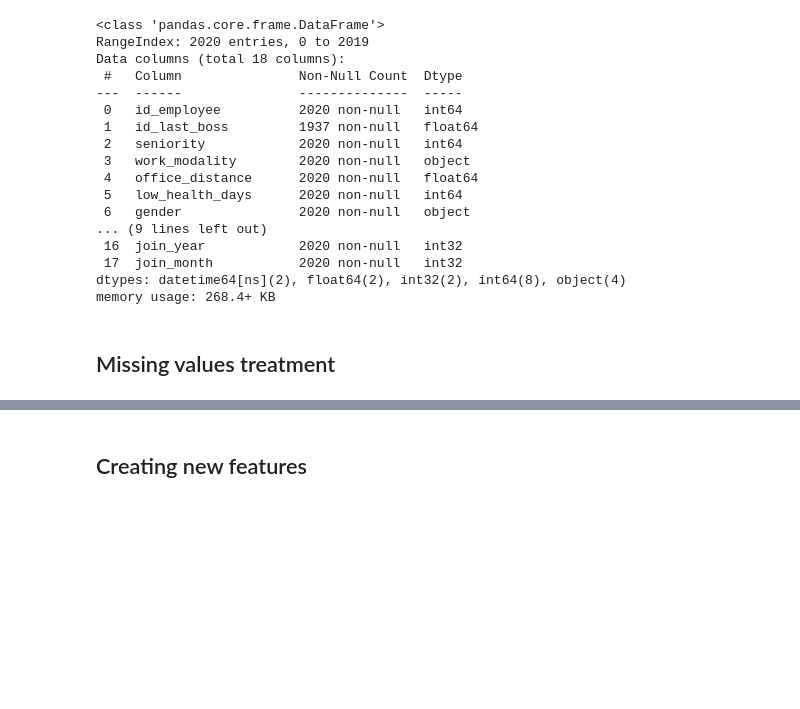
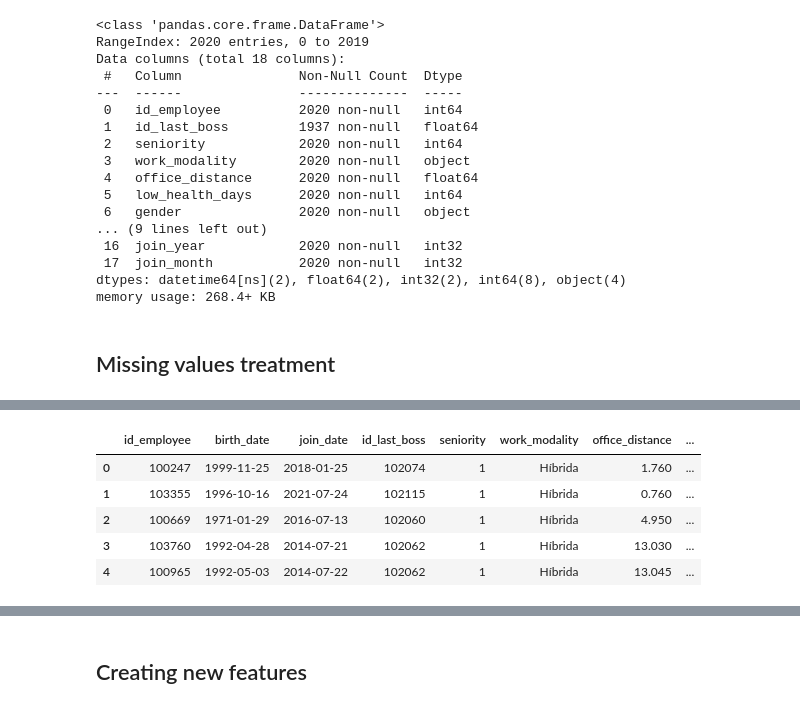
Before and after one commit to Wiferpagri/High-Performance-Employee-Resign-Prediction, a Jupyter notebook: notebooks/1.0-wfp-etl-process.ipynb, the cells around one changed output, grey strips where cells are left out. Cells and saved outputs as stored; diff of their text form; code cells hidden in the pictures; blank space fills up the shorter version.

```diff
--- a/notebooks/1.0-wfp-etl-process.ipynb
+++ b/notebooks/1.0-wfp-etl-process.ipynb
@@ -358,0 +389,11 @@ expanded_df = pd.merge(concat_df, concat_df, how='left',
+# %%
+# Initializing LabelEncoder
+
+label_encoders = {}
+
+# Applying LabelEncoder to each categorical column
+
+for col in cat_cols:
+    le = LabelEncoder()
+    X[col] = le.fit_transform(X[col].astype(str))
+    label_encoders[col] = le
@@ -358,0 +409,7 @@ expanded_df = pd.merge(concat_df, concat_df, how='left',
+# %%
+# Initializing the IterativeImputer with RandomForestRegressor as the estimator
+imputer = IterativeImputer(estimator=RandomForestRegressor(), max_iter=20, min_value=X.performance_score.min(),
+                           max_value=X.performance_score.max(), random_state=42)
+
+# Impute missing values
+X_imputed = pd.DataFrame(imputer.fit_transform(X), columns=X.columns)
@@ -358,0 +447,8 @@ expanded_df = pd.merge(concat_df, concat_df, how='left',
+# %%
+# Converting back the features to integers
+
+for col in X_imputed.columns:
+    if col != 'office_distance':
+        X_imputed[col] = X_imputed[col].astype(int)
+
+X_imputed.head()
@@ -358,0 +462,7 @@ expanded_df = pd.merge(concat_df, concat_df, how='left',
+# %%
+# Decoding all the columns
+
+for col in cat_cols:
+    X_imputed[col] = label_encoders[col].inverse_transform(X_imputed[col])
+
+X_imputed.head()
@@ -358,0 +476,12 @@ expanded_df = pd.merge(concat_df, concat_df, how='left',
+# %%
+# Getting the non used features
+
+concat_df_final = pd.concat([concat_fnu, X_imputed], axis=1)
+concat_df_final.head()
+# %% [output]
+|  | id_employee | birth_date | join_date | id_last_boss | seniority | work_modality | office_distance | ... |
+| 0 | 100247 | 1999-11-25 | 2018-01-25 | 102074 | 1 | Híbrida | 1.760 | ... |
+| 1 | 103355 | 1996-10-16 | 2021-07-24 | 102115 | 1 | Híbrida | 0.760 | ... |
+| 2 | 100669 | 1971-01-29 | 2016-07-13 | 102060 | 1 | Híbrida | 4.950 | ... |
+| 3 | 103760 | 1992-04-28 | 2014-07-21 | 102062 | 1 | Híbrida | 13.030 | ... |
+| 4 | 100965 | 1992-05-03 | 2014-07-22 | 102062 | 1 | Híbrida | 13.045 | ... |
```
Also changed, not shown: parts of 55 cells of this notebook, 2 other files.
